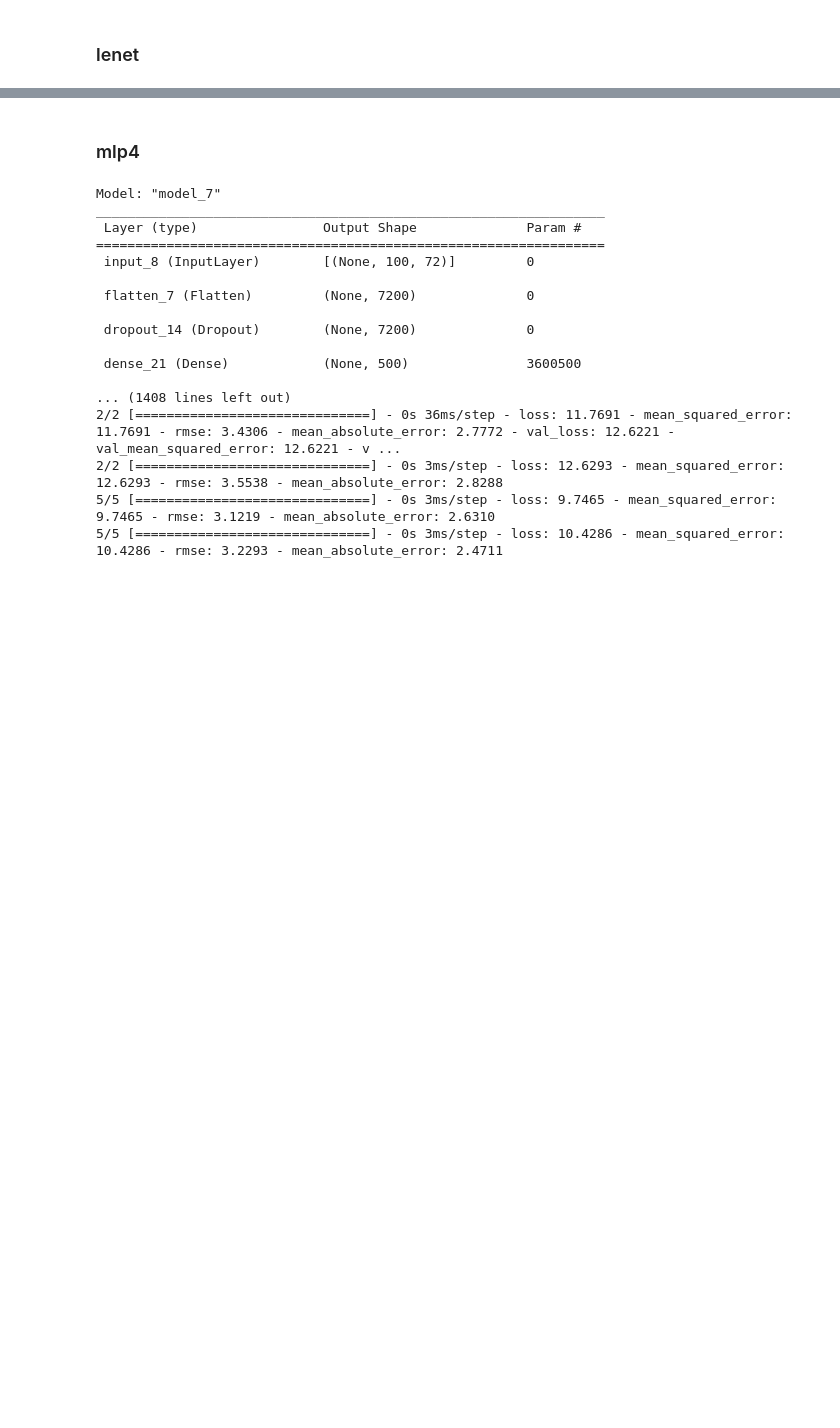
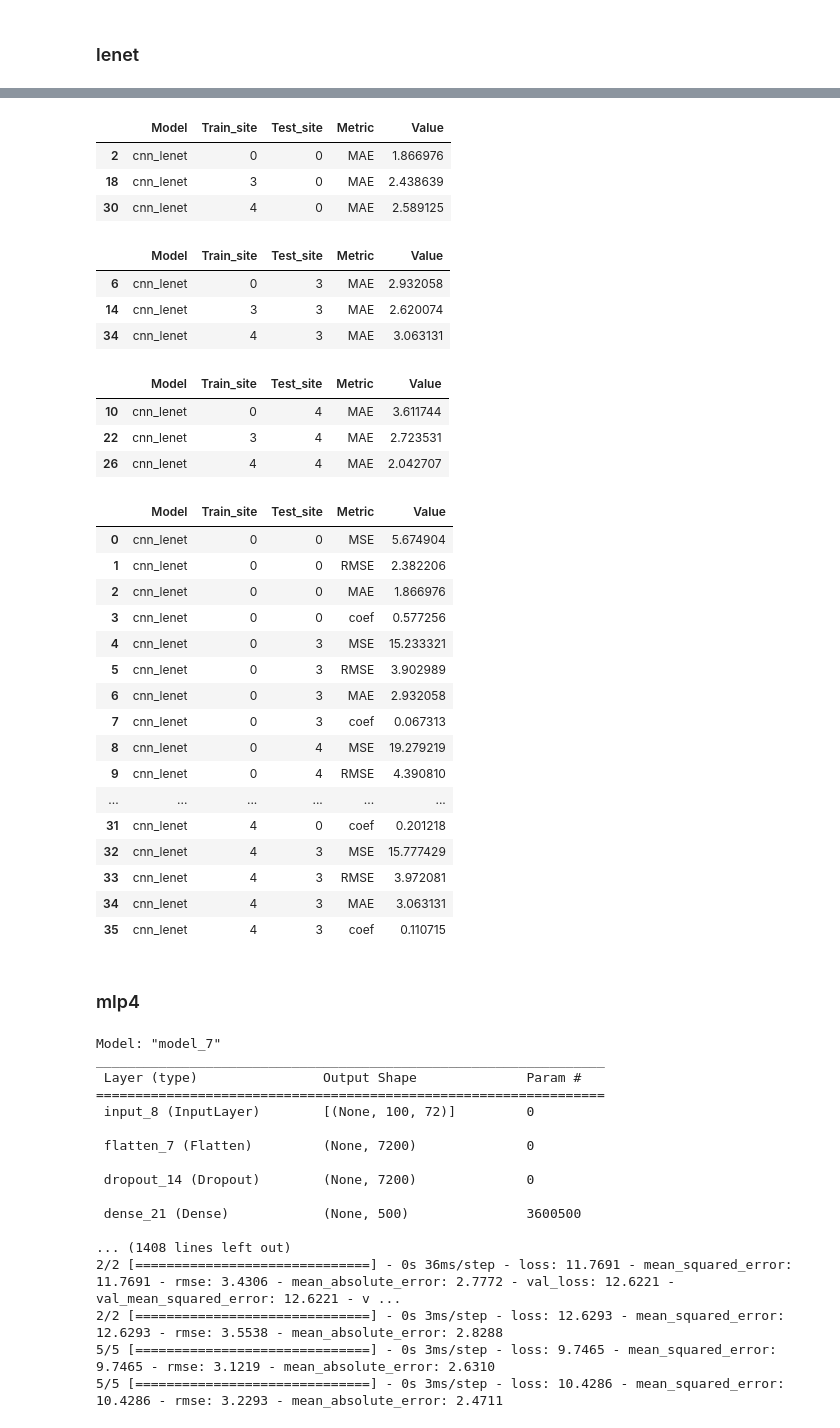
Before and after one commit to arokem/afq-deep-learning, a Jupyter notebook: notebooks/2022-3-9-cross-site-generalization_1.ipynb, the cells around one changed output, grey strips where cells are left out. Drawn from its saved outputs; the diff is of its cells as text; code cells hidden in the pictures; blank space fills up the shorter version.

Commit message:
Some more experiments on site generalization

```diff
--- a/notebooks/2022-3-9-cross-site-generalization_1.ipynb
+++ b/notebooks/2022-3-9-cross-site-generalization_1.ipynb
@@ -213,5 +229,46 @@ _________________________________________________________________
 # %%
 df_lenet = (df_lenet1.merge(df_lenet2, how='outer')).merge(df_lenet3, how='outer')
+# %%
+df_lenet[(df_lenet["Test_site"] == 0) & (df_lenet["Metric"]=="MAE")]
+# %% [output]
+|  | Model | Train_site | Test_site | Metric | Value |
+| 2 | cnn_lenet | 0 | 0 | MAE | 1.866976 |
+| 18 | cnn_lenet | 3 | 0 | MAE | 2.438639 |
+| 30 | cnn_lenet | 4 | 0 | MAE | 2.589125 |
+# %%
+df_lenet[(df_lenet["Test_site"] == 3) & (df_lenet["Metric"]=="MAE")]
+# %% [output]
+|  | Model | Train_site | Test_site | Metric | Value |
+| 6 | cnn_lenet | 0 | 3 | MAE | 2.932058 |
+| 14 | cnn_lenet | 3 | 3 | MAE | 2.620074 |
+| 34 | cnn_lenet | 4 | 3 | MAE | 3.063131 |
+# %%
+df_lenet[(df_lenet["Test_site"] == 4) & (df_lenet["Metric"]=="MAE")]
+# %% [output]
+|  | Model | Train_site | Test_site | Metric | Value |
+| 10 | cnn_lenet | 0 | 4 | MAE | 3.611744 |
+| 22 | cnn_lenet | 3 | 4 | MAE | 2.723531 |
+| 26 | cnn_lenet | 4 | 4 | MAE | 2.042707 |
+# %%
+df_lenet
+# %% [output]
+|  | Model | Train_site | Test_site | Metric | Value |
+| 0 | cnn_lenet | 0 | 0 | MSE | 5.674904 |
+| 1 | cnn_lenet | 0 | 0 | RMSE | 2.382206 |
+| 2 | cnn_lenet | 0 | 0 | MAE | 1.866976 |
+| 3 | cnn_lenet | 0 | 0 | coef | 0.577256 |
+| 4 | cnn_lenet | 0 | 3 | MSE | 15.233321 |
+| 5 | cnn_lenet | 0 | 3 | RMSE | 3.902989 |
+| 6 | cnn_lenet | 0 | 3 | MAE | 2.932058 |
+| 7 | cnn_lenet | 0 | 3 | coef | 0.067313 |
+| 8 | cnn_lenet | 0 | 4 | MSE | 19.279219 |
+| 9 | cnn_lenet | 0 | 4 | RMSE | 4.390810 |
+| ... | ... | ... | ... | ... | ... |
+| 31 | cnn_lenet | 4 | 0 | coef | 0.201218 |
+| 32 | cnn_lenet | 4 | 3 | MSE | 15.777429 |
+| 33 | cnn_lenet | 4 | 3 | RMSE | 3.972081 |
+| 34 | cnn_lenet | 4 | 3 | MAE | 3.063131 |
+| 35 | cnn_lenet | 4 | 3 | coef | 0.110715 |
 # %% [markdown]
 ### mlp4
 # %%
```
Also changed, not shown: parts of 5 cells of this notebook, 1 other file.
